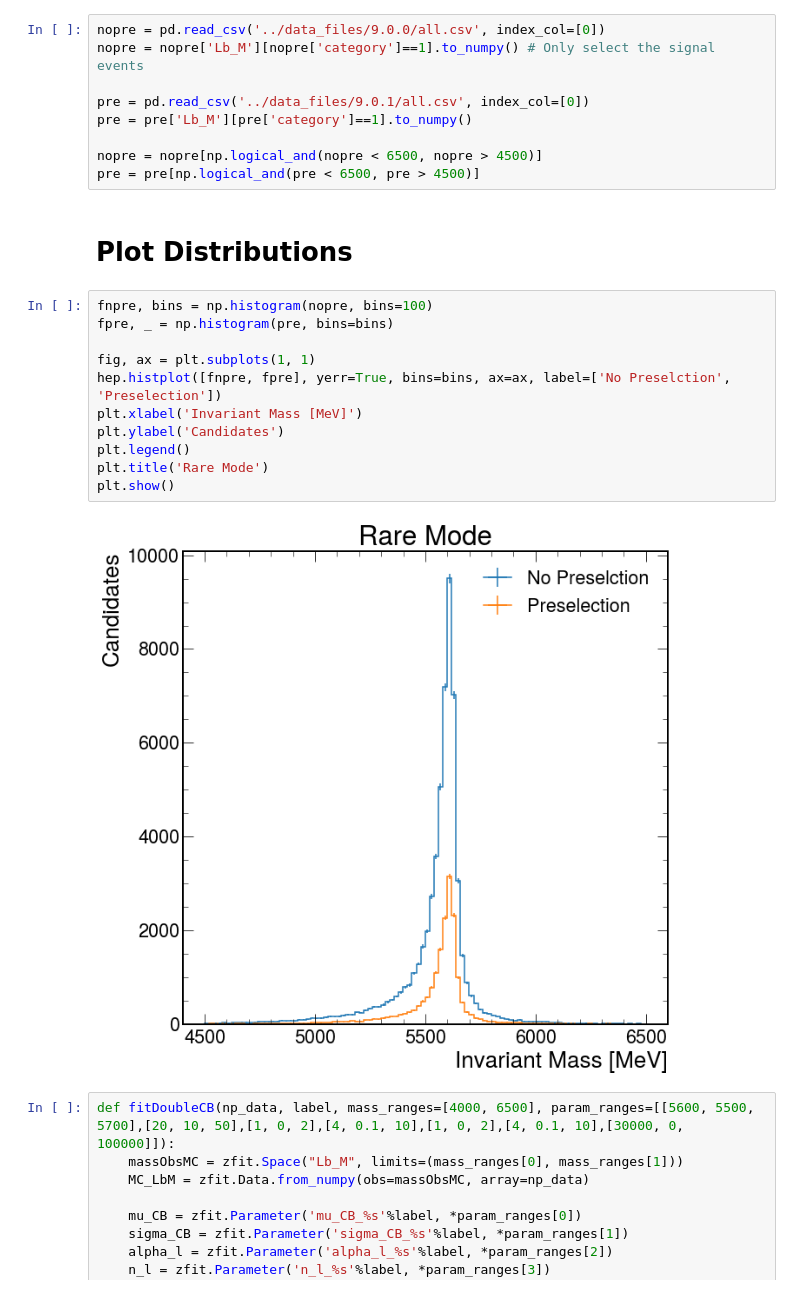
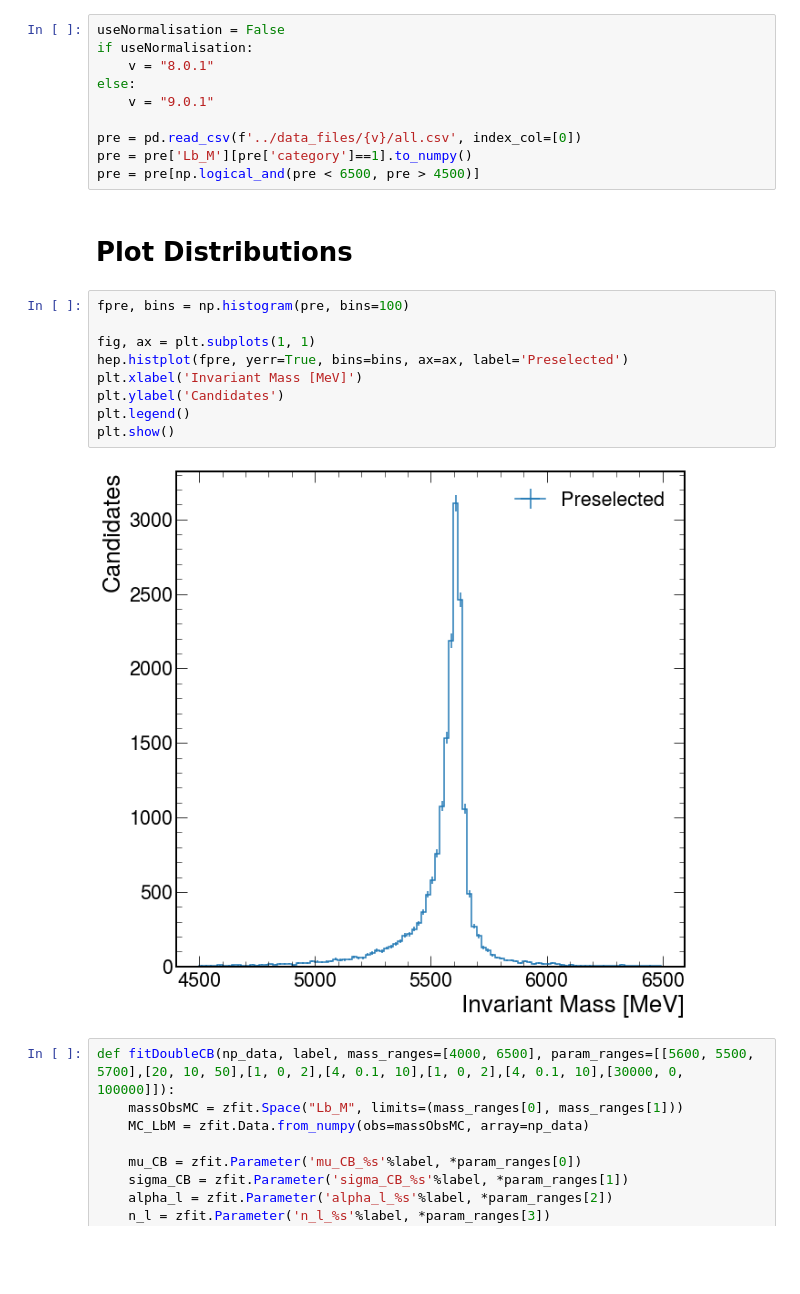
Before and after one commit to ChandlerKenworthy/Y4RareDecayProject, a Jupyter notebook: signal_fitting/doubleCBzfit.ipynb, the cells around one changed output. Saved outputs shown, nothing was run; the diff lists cells and outputs as text; blank space fills up the shorter version.

```diff
--- a/signal_fitting/doubleCBzfit.ipynb
+++ b/signal_fitting/doubleCBzfit.ipynb
@@ -12,29 +15,28 @@ plt.style.use([hep.style.ROOT, hep.style.firamath])
 # %% [markdown]
 # Load Data
 # %%
-nopre = pd.read_csv('../data_files/9.0.0/all.csv', index_col=[0])
-nopre = nopre['Lb_M'][nopre['category']==1].to_numpy() # Only select the signal events
+useNormalisation = False
+if useNormalisation:
+    v = "8.0.1"
+else:
+    v = "9.0.1"
 
-pre = pd.read_csv('../data_files/9.0.1/all.csv', index_col=[0])
+pre = pd.read_csv(f'../data_files/{v}/all.csv', index_col=[0])
 pre = pre['Lb_M'][pre['category']==1].to_numpy()
-
-nopre = nopre[np.logical_and(nopre < 6500, nopre > 4500)]
 pre = pre[np.logical_and(pre < 6500, pre > 4500)]
 # %% [markdown]
 # Plot Distributions
 # %%
-fnpre, bins = np.histogram(nopre, bins=100)
-fpre, _ = np.histogram(pre, bins=bins)
+fpre, bins = np.histogram(pre, bins=100)
 
 fig, ax = plt.subplots(1, 1)
-hep.histplot([fnpre, fpre], yerr=True, bins=bins, ax=ax, label=['No Preselction', 'Preselection'])
+hep.histplot(fpre, yerr=True, bins=bins, ax=ax, label='Preselected')
 plt.xlabel('Invariant Mass [MeV]')
 plt.ylabel('Candidates')
 plt.legend()
-plt.title('Rare Mode')
 plt.show()
 # %% [output]
-[figure, old version]
+[figure, new version]
 # %%
 def fitDoubleCB(np_data, label, mass_ranges=[4000, 6500], param_ranges=[[5600, 5500, 5700],[20, 10, 50],[1, 0, 2],[4, 0.1, 10],[1, 0, 2],[4, 0.1, 10],[30000, 0, 100000]]):
     massObsMC = zfit.Space("Lb_M", limits=(mass_ranges[0], mass_ranges[1]))
```
Also changed, not shown: parts of 7 cells of this notebook, 1 other file.
